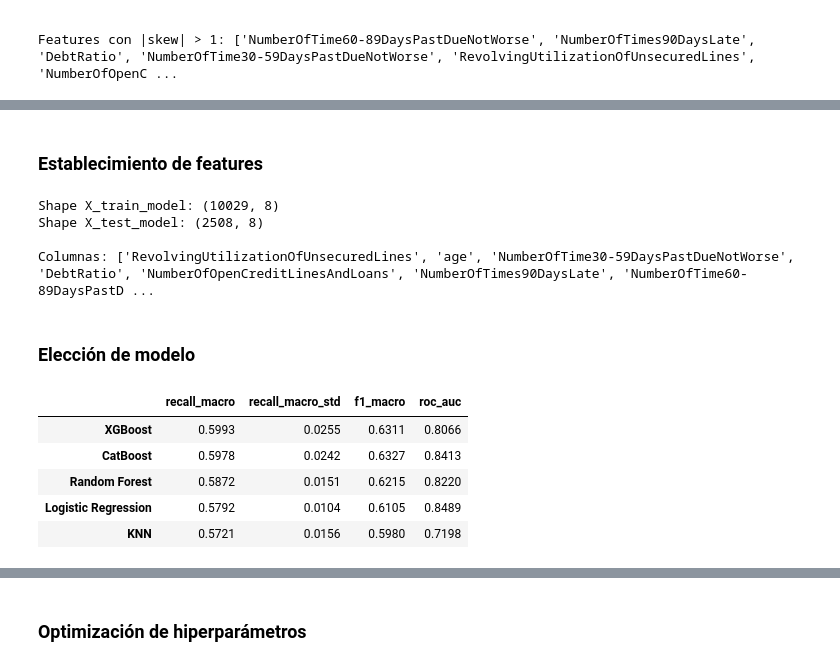
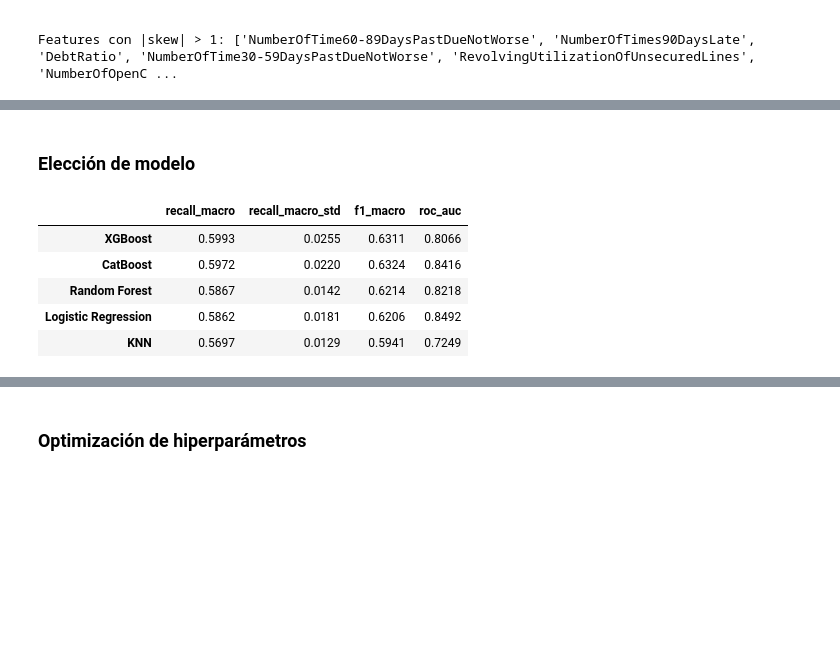
Before and after one commit to terelopdel-sketch/DS-Online-Teresa-Lopez, a Jupyter notebook: 04_Machine_Learning/Sprint_12/Unidad_01_ML_Supervisado_Otros_Modelos/03_Practica_Obligatoria/18_Practica_Obligatoria_Supervisado_Otros_Modelos.ipynb, the cells around one changed output, grey strips where cells are left out. Drawn from its saved outputs; the diff is of its cells as text; code cells hidden in the pictures; blank space fills up the shorter version.

```diff
--- a/04_Machine_Learning/Sprint_12/Unidad_01_ML_Supervisado_Otros_Modelos/03_Practica_Obligatoria/18_Practica_Obligatoria_Supervisado_Otros_Modelos.ipynb
+++ b/04_Machine_Learning/Sprint_12/Unidad_01_ML_Supervisado_Otros_Modelos/03_Practica_Obligatoria/18_Practica_Obligatoria_Supervisado_Otros_Modelos.ipynb
@@ -421,5 +426,6 @@ cols_numericas = [
 # %%
 # Pasamos a medir la asimetría para tratar aquellas variables que lo necesiten
+cols_numericas = [c for c in cols_tree if c != 'MonthlyIncome']
 print("\n" + "=" * 60)
 print("ASIMETRÍA (|skew| > 1 → distribución muy asimétrica)")
 print("=" * 60)
@@ -440,3 +446,10 @@ NumberOfOpenCreditLinesAndLoans          1.112
 age                                      0.251
 
 Features con |skew| > 1: ['NumberOfTime60-89DaysPastDueNotWorse', 'NumberOfTimes90DaysLate', 'DebtRatio', 'NumberOfTime30-59DaysPastDueNotWorse', 'RevolvingUtilizationOfUnsecuredLines', 'NumberOfOpenC ...
+# %%
+# Version de X_train y X_test para KNN/Linear, para proceder a corregir asimetría y escalar variables numéricas
+X_train_lin = X_train[cols_tree].copy()
+X_test_lin  = X_test[cols_tree].copy()
+
+print(type(X_train_lin))
+print(X_train_lin.shape)
@@ -452,5 +468,5 @@ cols_log = [
 ]
 
 for col in cols_log:
-    X_train[col] = np.log1p(X_train[col])
-    X_test[col] = np.log1p(X_test[col])
+    X_train_lin[col] = np.log1p(X_train_lin[col])
+    X_test_lin[col] = np.log1p(X_test_lin[col])
@@ -521,14 +474,14 @@ dtype: float64
 # Por último vamos a proceder al escalado
 scaler = StandardScaler()
 
-X_train[cols_numericas] = scaler.fit_transform(X_train[cols_numericas])
-X_test[cols_numericas] = scaler.transform(X_test[cols_numericas])
+X_train_lin[cols_numericas] = scaler.fit_transform(X_train_lin[cols_numericas])
+X_test_lin[cols_numericas] = scaler.transform(X_test_lin[cols_numericas])
 
 # Verificación
 print("Media tras escalado (debe ser ~0):")
-print(X_train[cols_numericas].mean().round(4))
+print(X_train_lin[cols_numericas].mean().round(4))
 print("\nDesviación típica tras escalado (debe ser ~1):")
-print(X_train[cols_numericas].std().round(4))
+print(X_train_lin[cols_numericas].std().round(4))
 # %% [output]
 Media tras escalado (debe ser ~0):
 RevolvingUtilizationOfUnsecuredLines   -0.0
@@ -549,59 +502,43 @@ NumberOfOpenCreditLinesAndLoans         1.0
 NumberOfTimes90DaysLate                 1.0
 NumberOfTime60-89DaysPastDueNotWorse    1.0
 dtype: float64
-# %% [markdown]
-### Establecimiento de features
-# %%
-features = cols_numericas + ['MonthlyIncome']
-
-X_train_model = X_train[features]
-X_test_model = X_test[features]
-
-print("Shape X_train_model:", X_train_model.shape)
-print("Shape X_test_model:", X_test_model.shape)
-print("\nColumnas:", features)
-# %% [output]
-Shape X_train_model: (10029, 8)
-Shape X_test_model: (2508, 8)
-
-Columnas: ['RevolvingUtilizationOfUnsecuredLines', 'age', 'NumberOfTime30-59DaysPastDueNotWorse', 'DebtRatio', 'NumberOfOpenCreditLinesAndLoans', 'NumberOfTimes90DaysLate', 'NumberOfTime60-89DaysPastD ...
 # %% [markdown]
 ### Elección de modelo
 # %%
 modelos = {
-    'KNN': KNeighborsClassifier(),
-    'Logistic Regression': LogisticRegression(random_state=42),
-    'Random Forest': RandomForestClassifier(random_state=42),
-    'XGBoost': XGBClassifier(random_state=42, verbosity=0),
-    'CatBoost': CatBoostClassifier(random_state=42, verbose=0)
+    'KNN':                (KNeighborsClassifier(),                          X_train_lin),
+    'Logistic Regression':(LogisticRegression(random_state=42),             X_train_lin),
+    'Random Forest':      (RandomForestClassifier(random_state=42),         X_train_tree),
+    'XGBoost':            (XGBClassifier(random_state=42, verbosity=0),     X_train_tree),
+    'CatBoost':           (CatBoostClassifier(random_state=42, verbose=0),  X_train_tree),
 }
 
 cv = StratifiedKFold(n_splits=5, shuffle=True, random_state=42)
 
 resultados = {}
-for nombre, modelo in modelos.items():
+for nombre, (modelo, X_cv) in modelos.items():
     scores = cross_validate(
-        modelo, X_train_model, y_train,
+        modelo, X_cv, y_train,
         cv=cv,
         scoring=['recall_macro', 'f1_macro', 'roc_auc'],
         n_jobs=-1
     )
     resultados[nombre] = {
-        'recall_macro': round(scores['test_recall_macro'].mean(), 4),
+        'recall_macro':     round(scores['test_recall_macro'].mean(), 4),
         'recall_macro_std': round(scores['test_recall_macro'].std(), 4),
-        'f1_macro': round(scores['test_f1_macro'].mean(), 4),
-        'roc_auc': round(scores['test_roc_auc'].mean(), 4),
+        'f1_macro':         round(scores['test_f1_macro'].mean(), 4),
+        'roc_auc':          round(scores['test_roc_auc'].mean(), 4),
     }
 
 df_resultados = pd.DataFrame(resultados).T.sort_values('recall_macro', ascending=False)
 df_resultados
 # %% [output]
 |  | recall_macro | recall_macro_std | f1_macro | roc_auc |
 | XGBoost | 0.5993 | 0.0255 | 0.6311 | 0.8066 |
-| CatBoost | 0.5978 | 0.0242 | 0.6327 | 0.8413 |
-| Random Forest | 0.5872 | 0.0151 | 0.6215 | 0.8220 |
-| Logistic Regression | 0.5792 | 0.0104 | 0.6105 | 0.8489 |
-| KNN | 0.5721 | 0.0156 | 0.5980 | 0.7198 |
+| CatBoost | 0.5972 | 0.0220 | 0.6324 | 0.8416 |
+| Random Forest | 0.5867 | 0.0142 | 0.6214 | 0.8218 |
+| Logistic Regression | 0.5862 | 0.0181 | 0.6206 | 0.8492 |
+| KNN | 0.5697 | 0.0129 | 0.5941 | 0.7249 |
 # %% [markdown]
 ## Conclusiones
 
```
Also changed, not shown: parts of 13 cells of this notebook, 4 other files.
